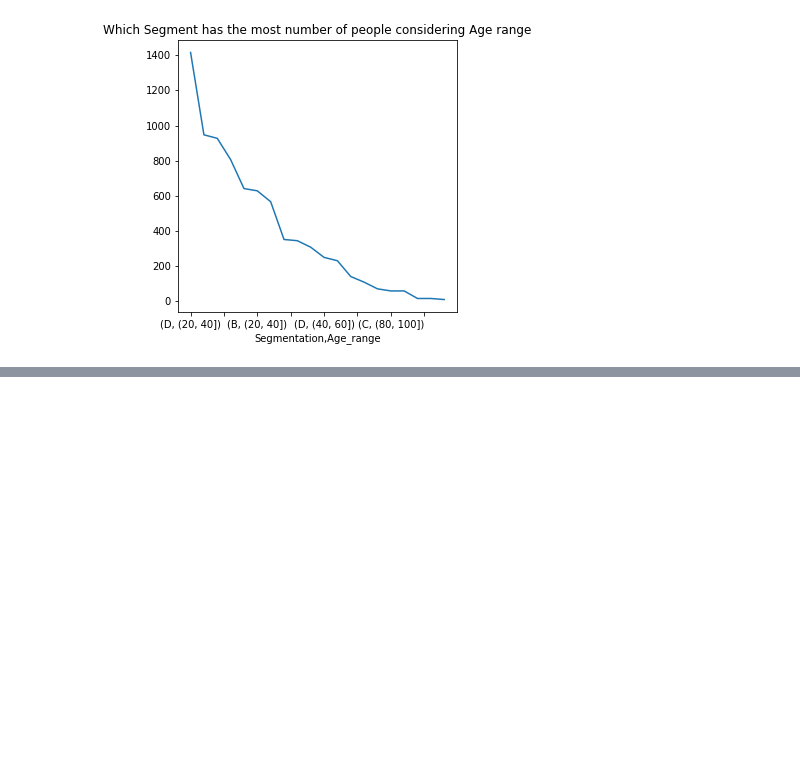
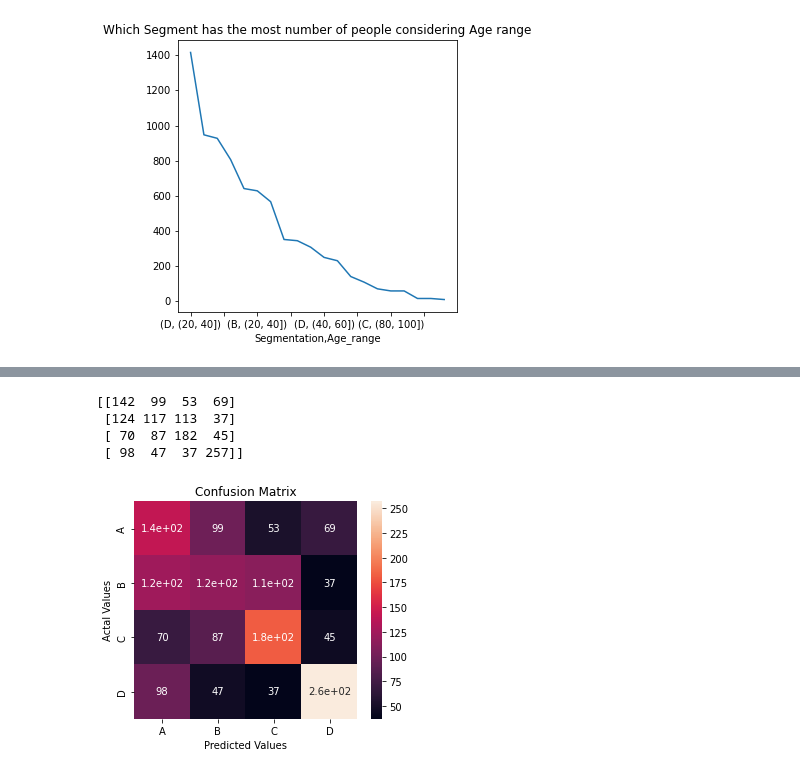
Before and after one commit to AtharvaGh/StartingOne, a Jupyter notebook: Usecase1.ipynb, the cells around one changed output, grey strips where cells are left out. Saved outputs shown, nothing was run; the diff lists cells and outputs as text; code cells hidden in the pictures; blank space fills up the shorter version.

```diff
--- a/Usecase1.ipynb
+++ b/Usecase1.ipynb
@@ -321,0 +503,2 @@ array(['Healthcare', 'Engineer', 'Lawyer', 'Entertainment', 'Artist',
+# %%
+model.fit(X_train,Y_train,epochs=3500,batch_size=128,verbose=1)
@@ -321,0 +524,2 @@ array(['Healthcare', 'Engineer', 'Lawyer', 'Entertainment', 'Artist',
+# %%
+y_pred = model.predict(X_test)
@@ -321,0 +537,22 @@ array(['Healthcare', 'Engineer', 'Lawyer', 'Entertainment', 'Artist',
+# %%
+from sklearn.metrics import confusion_matrix
+Y_pred=np.argmax(y_pred, axis=1)
+Y_test_r=np.argmax(Y_test.values, axis=1)
+cm = confusion_matrix(Y_test_r, Y_pred)
+print(cm)
+# %% [output]
+[[142  99  53  69]
+ [124 117 113  37]
+ [ 70  87 182  45]
+ [ 98  47  37 257]]
+# %%
+cm_df = pd.DataFrame(cm,index = ['A','B','C','D'], columns = ['A','B','C','D'])
+# %%
+plt.figure(figsize=(5,4))
+sns.heatmap(cm_df, annot=True)
+plt.title('Confusion Matrix')
+plt.ylabel('Actal Values')
+plt.xlabel('Predicted Values')
+plt.show()
+# %% [output]
+[figure, added]
```
Also changed, not shown: parts of 43 cells of this notebook.
